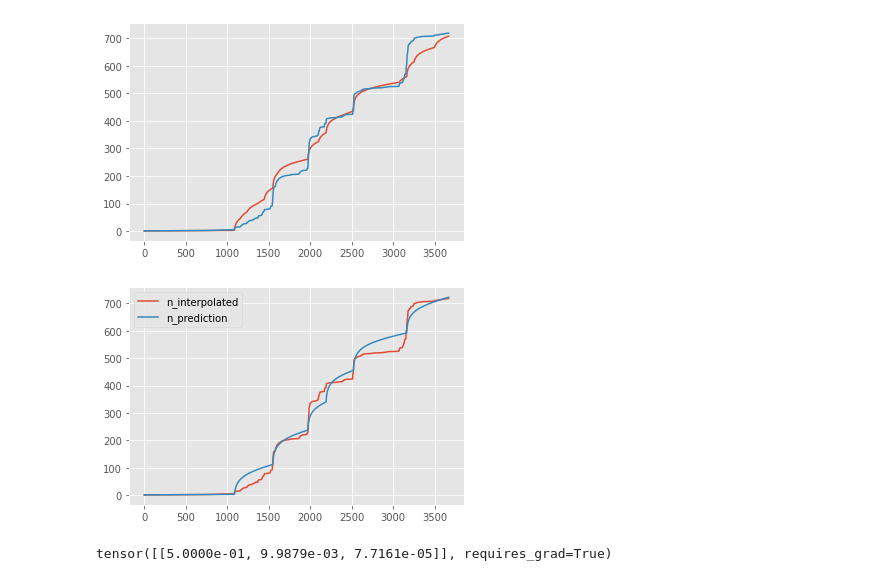
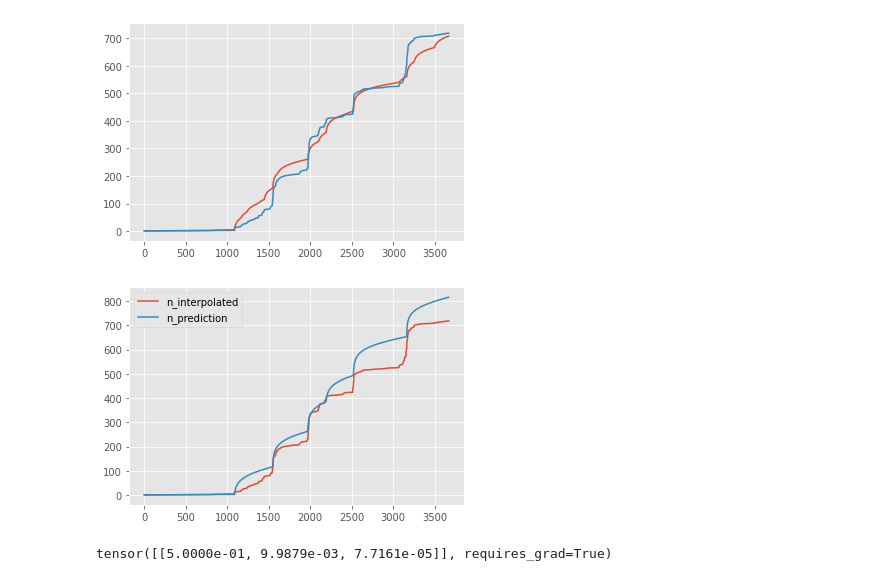
Before and after one commit to hanxiaokaka/Induced_seismic, a Jupyter notebook: notebooks/crs_model/005.prototype_gradient_peak_detector.ipynb, the cells around one changed output. Cells and saved outputs as stored; diff of their text form; code cells hidden in the pictures.

```diff
--- a/notebooks/crs_model/005.prototype_gradient_peak_detector.ipynb
+++ b/notebooks/crs_model/005.prototype_gradient_peak_detector.ipynb
@@ -167,7 +167,7 @@ optimizer = optim.SGD(params=[params],lr=initial_lr,momentum=0.5)
 for epoch in range(500):
     R0, N0 , n_target0 = torch.ones(1, 1),torch.ones(1, 1),torch.FloatTensor([])
     # for i in range(np.size(peak_indexs)-4): # only using partial data for training
-    for i in range(0,4): # only using the first 5 peaks for training
+    for i in range(0,6): # only using the first 5 peaks for training
              mpa_yr2pa_s = 1e6 / 365.25 / 86400
              site_info = {
                           'tectonic_shear_stressing_rate' : 3.5e-4 * mpa_yr2pa_s, # Pa / s
@@ -209,7 +209,10 @@ for epoch in range(500):
         # print('switching to smaller lr')
     if loss < 0.005* initial_loss:
         lr = 0.0000001
-        optimizer = optim.SGD(params=[params],lr=lr,momentum=0.01)
+        optimizer = optim.SGD(params=[params],lr=lr,momentum=0.1)
+    if epoch > 200:
+        lr = 0.00000001
+        optimizer = optim.SGD(params=[params],lr=lr,momentum=0)
     if epoch % 5 == 0:
         # print('initial_loss: ' + str(initial_loss))
         print('step: ' + str(epoch) + ' loss is ' + str(loss.item()) + ' lr is ' + str(lr))
@@ -250,35 +253,35 @@ tensor([[5.0000e-01, 9.9910e-03, 5.1348e-05]], requires_grad=True)
 # plt.plot(Nt.data.detach().numpy()[0])
 R0, N0 = torch.ones(1, 1),torch.ones(1, 1),
 for i in range(np.size(peak_indexs)-1):
     mpa_yr2pa_s = 1e6 / 365.25 / 86400
     site_info = {
         'tectonic_shear_stressing_rate' : 3.5e-4 * mpa_yr2pa_s, # Pa / s
         'tectonic_normal_stressing_rate' : 0, # Pa/s
         'sigma' : 30 * 1e6, # Pa
         'biot' : 0.3, # dimensionless
         #'background_rate' : 1.36 / 365.25 / 86400, # event/second,
-        'background_rate' : empirical_rate[peak_indexs[min(i,2)]+1] / 365.25 / 86400, # event/second,
+        'background_rate' : empirical_rate[peak_indexs[min(i,6)]] / 365.25 / 86400, # event/second,
         'init_delta_t' : delta_t[0].item() }
     model = CRSModel(site_info)
     p0 = torch.FloatTensor(p)[peak_indexs[i]+1:peak_indexs[i+1]]
     dpdt0 = torch.FloatTensor(dpdt)[peak_indexs[i]+1:peak_indexs[i+1]]
     delta_t0 = torch.FloatTensor(delta_t)[peak_indexs[i]+1:peak_indexs[i+1]]
 
     Rt, Nt = model(params, p0, dpdt0, delta_t0)
     #print(empirical_rate[peak_indexs[i]],)
     R0=torch.cat((R0,Rt),dim=-1)
     #print(N0.detach()[0][-1])
     Nt=torch.add(Nt,N0.detach()[0][-1])
     #print(N0.detach())
     N0=torch.cat((N0,Nt),dim=-1)
     # n_target= torch.FloatTensor(n_interpolated)[peak_indexs[i]:peak_indexs[i+1]]
     # n_target0=torch.cat((n_target0,n_target),dim=-1)
 plt.plot(n_interpolated,label="n_interpolated")
 plt.plot((N0[:,1:]).squeeze().detach().numpy(),label="n_prediction")
 plt.legend(loc="upper left")
 plt.show()
 # %% [output]
-[figure, old version]
+[figure, new version]
 # %%
 params
 # %% [output]
```
Also changed, not shown: parts of 1 cell of this notebook.
